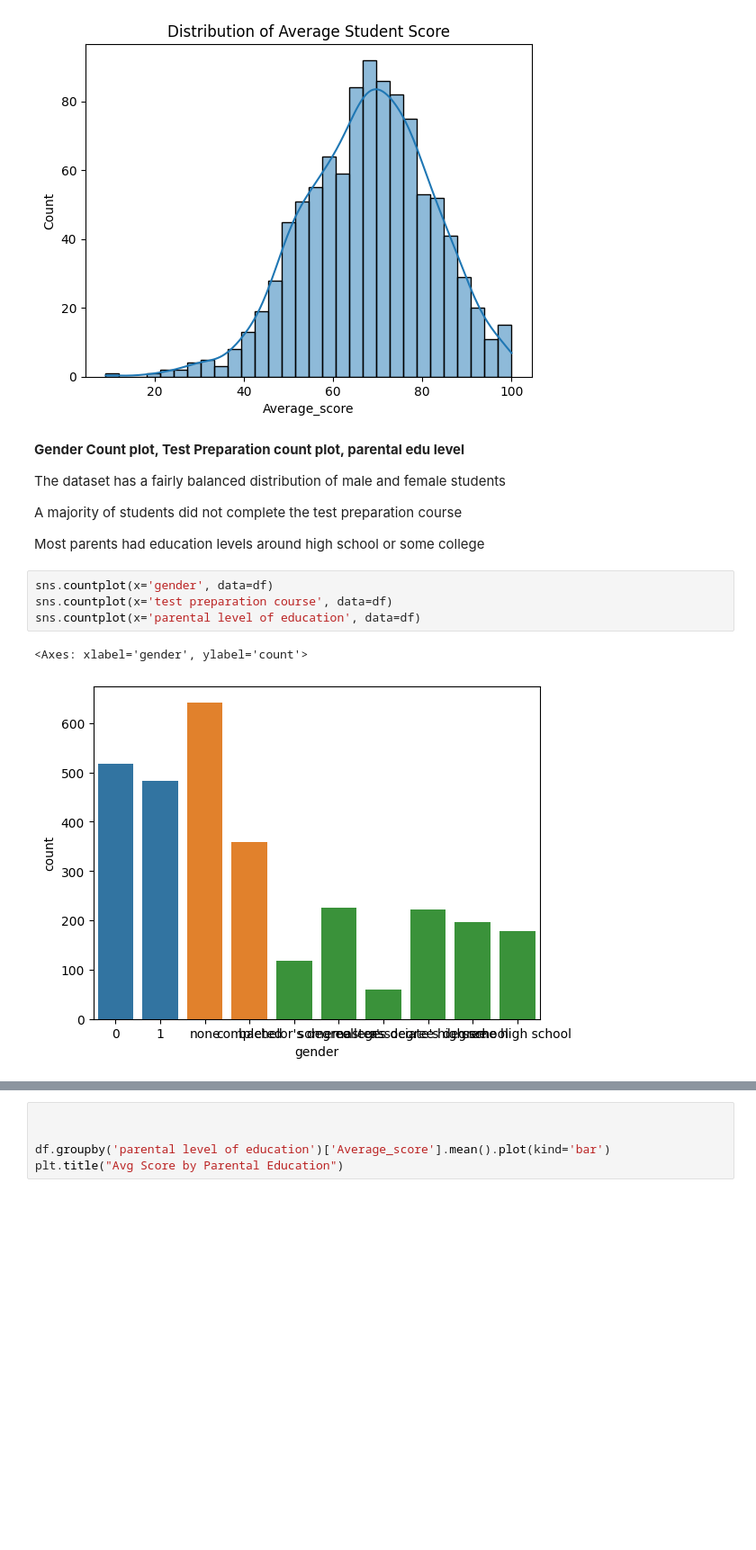
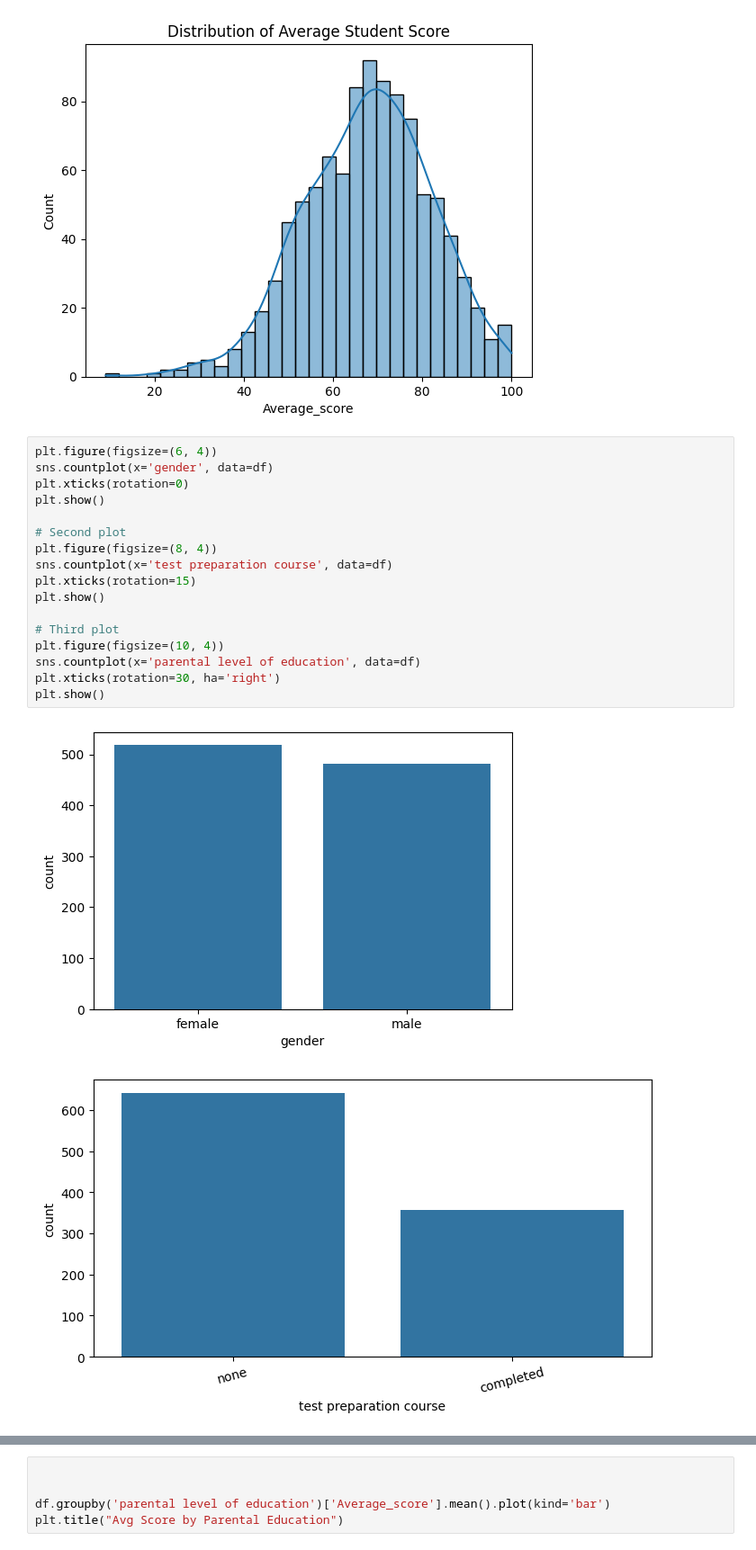
Before and after one commit to Snehasingh-003/StudentPerformanceAnalysis, a Jupyter notebook: student_ml_model.ipynb, the cells around one changed output, grey strips where cells are left out. Shown at 90% size. Saved outputs shown, nothing was run; the diff lists cells and outputs as text; blank space fills up the shorter version.

```diff
--- a/student_ml_model.ipynb
+++ b/student_ml_model.ipynb
@@ -94,18 +144,23 @@ plt.title("Distribution of Average Student Score")
 # %% [output]
 Text(0.5, 1.0, 'Distribution of Average Student Score')
 [figure]
-# %% [markdown]
-**Gender Count plot, Test Preparation count plot, parental edu level**
-
-The dataset has a fairly balanced distribution of male and female students
-
-A majority of students did not complete the test preparation course
-
-Most parents had education levels around high school or some college
 # %%
+plt.figure(figsize=(6, 4))
 sns.countplot(x='gender', data=df)
+plt.xticks(rotation=0)
+plt.show()
+
+# Second plot
+plt.figure(figsize=(8, 4))
 sns.countplot(x='test preparation course', data=df)
+plt.xticks(rotation=15)
+plt.show()
+
+# Third plot
+plt.figure(figsize=(10, 4))
 sns.countplot(x='parental level of education', data=df)
+plt.xticks(rotation=30, ha='right')
+plt.show()
 # %% [output]
-<Axes: xlabel='gender', ylabel='count'>
-[figure, old version]
+[figure, new version]
+[figure, added]
```
Also changed, not shown: parts of 38 cells of this notebook.
